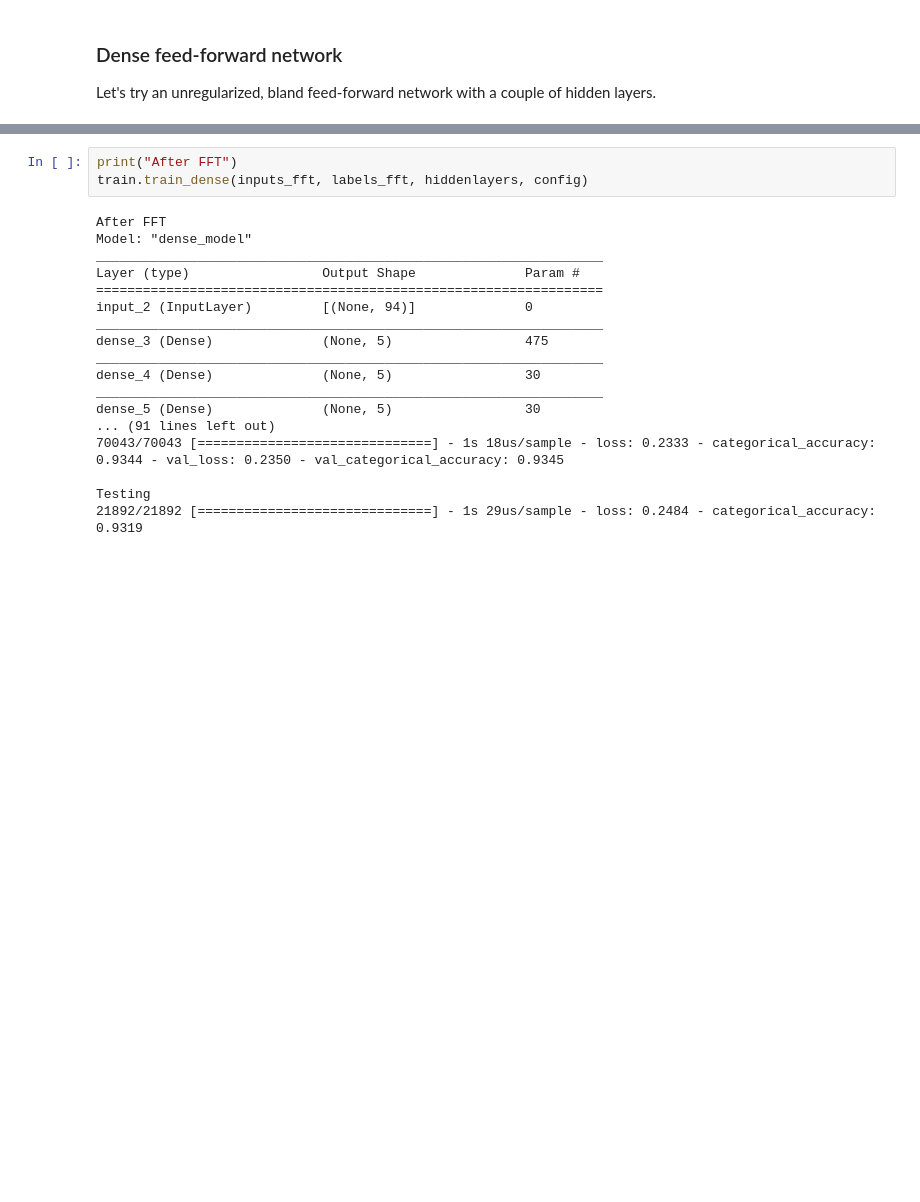
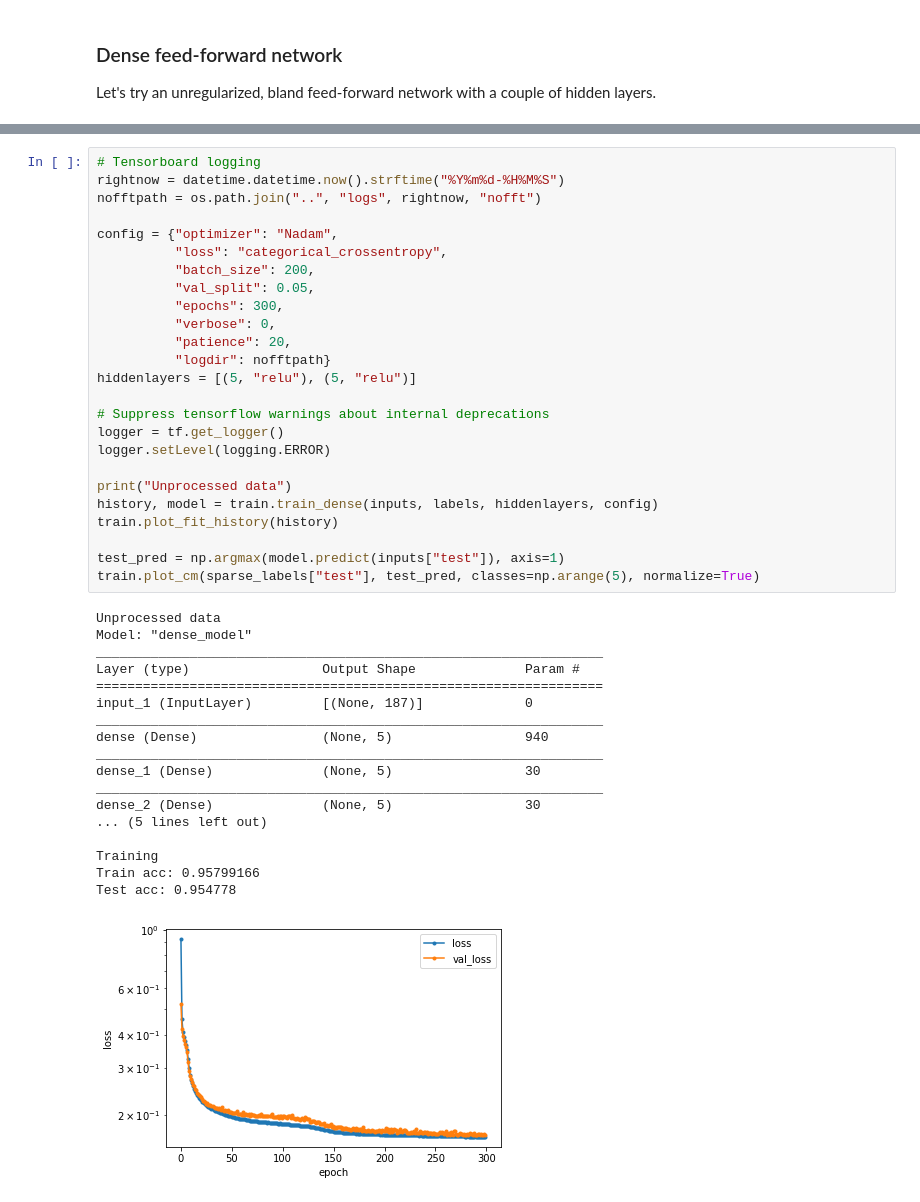
Before and after one commit to jeffminlin/ecglearning, a Jupyter notebook: code/basic_examples.ipynb, the cells around one changed output, grey strips where cells are left out. Saved outputs shown, nothing was run; the diff lists cells and outputs as text; blank space fills up the shorter version.

```diff
--- a/code/basic_examples.ipynb
+++ b/code/basic_examples.ipynb
@@ -116,21 +98,44 @@ Testing
-# %%
-print("After FFT")
-train.train_dense(inputs_fft, labels_fft, hiddenlayers, config)
-# %% [output]
-After FFT
-Model: "dense_model"
-_________________________________________________________________
-Layer (type)                 Output Shape              Param #
-=================================================================
-input_2 (InputLayer)         [(None, 94)]              0
-_________________________________________________________________
-dense_3 (Dense)              (None, 5)                 475
-_________________________________________________________________
-dense_4 (Dense)              (None, 5)                 30
-_________________________________________________________________
-dense_5 (Dense)              (None, 5)                 30
-... (91 lines left out)
-70043/70043 [==============================] - 1s 18us/sample - loss: 0.2333 - categorical_accuracy: 0.9344 - val_loss: 0.2350 - val_categorical_accuracy: 0.9345
-
-Testing
-21892/21892 [==============================] - 1s 29us/sample - loss: 0.2484 - categorical_accuracy: 0.9319
+# %%
+# Tensorboard logging
+rightnow = datetime.datetime.now().strftime("%Y%m%d-%H%M%S")
+nofftpath = os.path.join("..", "logs", rightnow, "nofft")
+
+config = {"optimizer": "Nadam",
+          "loss": "categorical_crossentropy",
+          "batch_size": 200,
+          "val_split": 0.05,
+          "epochs": 300,
+          "verbose": 0,
+          "patience": 20,
+          "logdir": nofftpath}
+hiddenlayers = [(5, "relu"), (5, "relu")]
+
+# Suppress tensorflow warnings about internal deprecations
+logger = tf.get_logger()
+logger.setLevel(logging.ERROR)
+
+print("Unprocessed data")
+history, model = train.train_dense(inputs, labels, hiddenlayers, config)
+train.plot_fit_history(history)
+
+test_pred = np.argmax(model.predict(inputs["test"]), axis=1)
+train.plot_cm(sparse_labels["test"], test_pred, classes=np.arange(5), normalize=True)
+# %% [output]
+Unprocessed data
+Model: "dense_model"
+_________________________________________________________________
+Layer (type)                 Output Shape              Param #
+=================================================================
+input_1 (InputLayer)         [(None, 187)]             0
+_________________________________________________________________
+dense (Dense)                (None, 5)                 940
+_________________________________________________________________
+dense_1 (Dense)              (None, 5)                 30
+_________________________________________________________________
+dense_2 (Dense)              (None, 5)                 30
+... (5 lines left out)
+
+Training
+Train acc: 0.95799166
+Test acc: 0.954778
+[figure, added]
```
Also changed, not shown: parts of 9 cells of this notebook, 3 other files.
